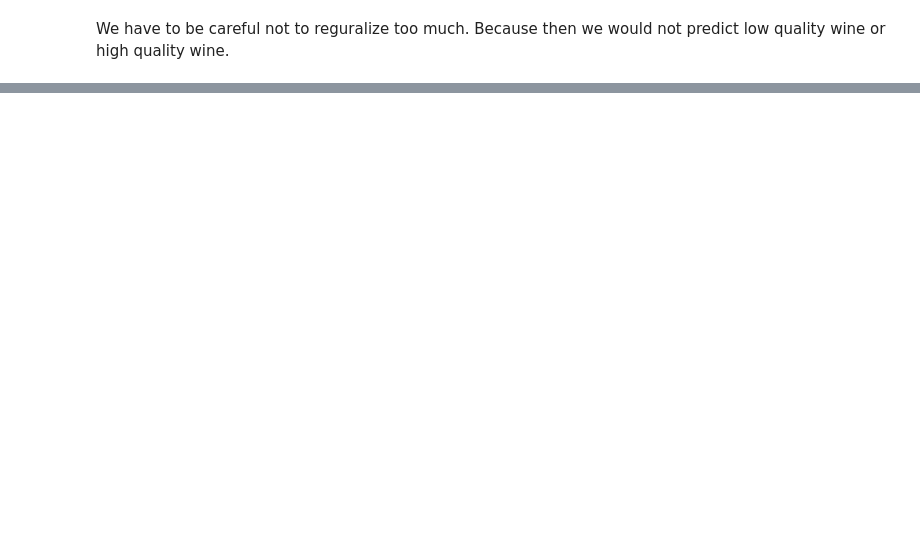
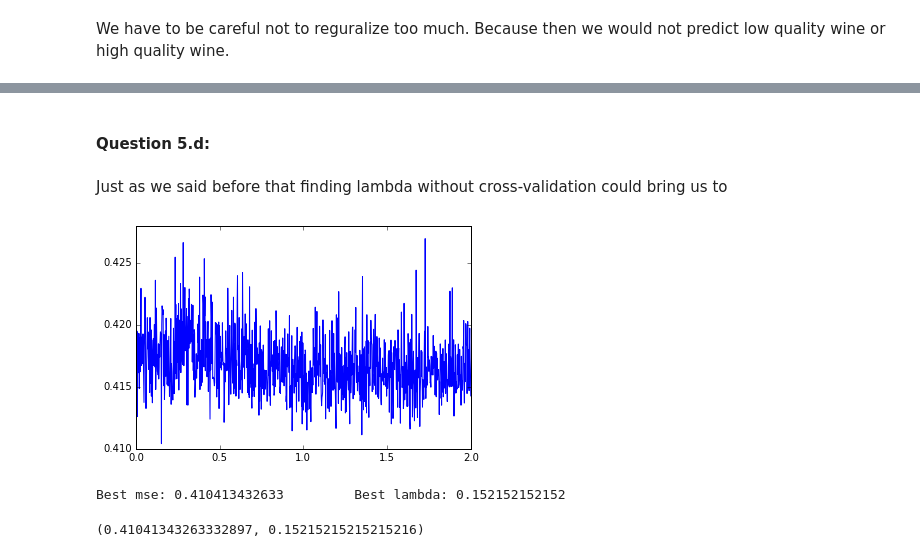
Before and after one commit to gabrieldemarmiesse/wine-prediction, a Jupyter notebook: Untitled.ipynb, the cells around one changed output, grey strips where cells are left out. Drawn from its saved outputs; the diff is of its cells as text; code cells hidden in the pictures; blank space fills up the shorter version.

```diff
--- a/Untitled.ipynb
+++ b/Untitled.ipynb
@@ -264,0 +268,10 @@ NameError: name 'Y' is not defined
+# %% [markdown]
+#### Question 5.d:
+# %% [markdown]
+Just as we said before that finding lambda without cross-validation could bring us to
+# %%
+find_best_lambda_cross_validation(red_wine_features_target, functions)
+# %% [output]
+[figure, added]
+Best mse: 0.410413432633         Best lambda: 0.152152152152
+(0.41041343263332897, 0.15215215215215216)
```
Also changed, not shown: parts of 76 cells of this notebook, 3 other files.
